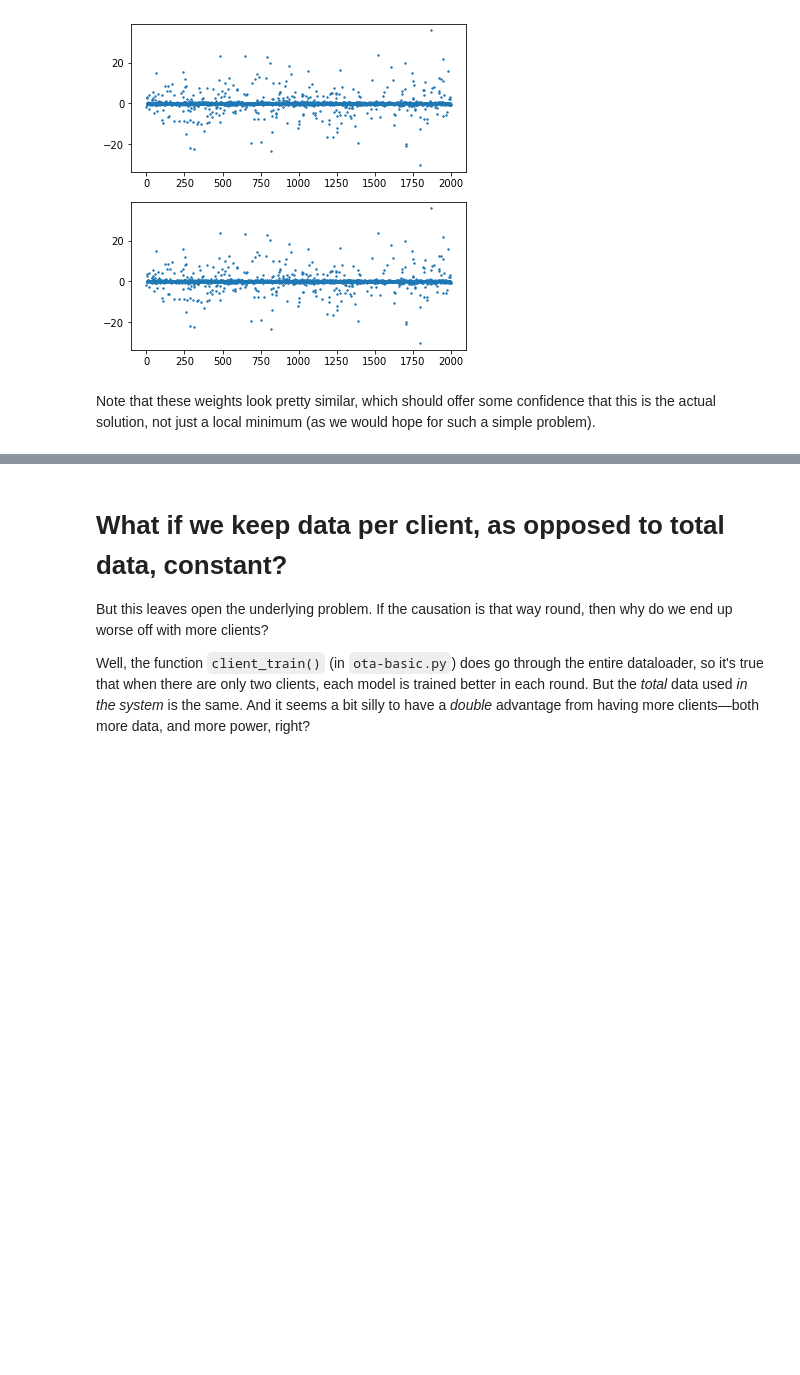
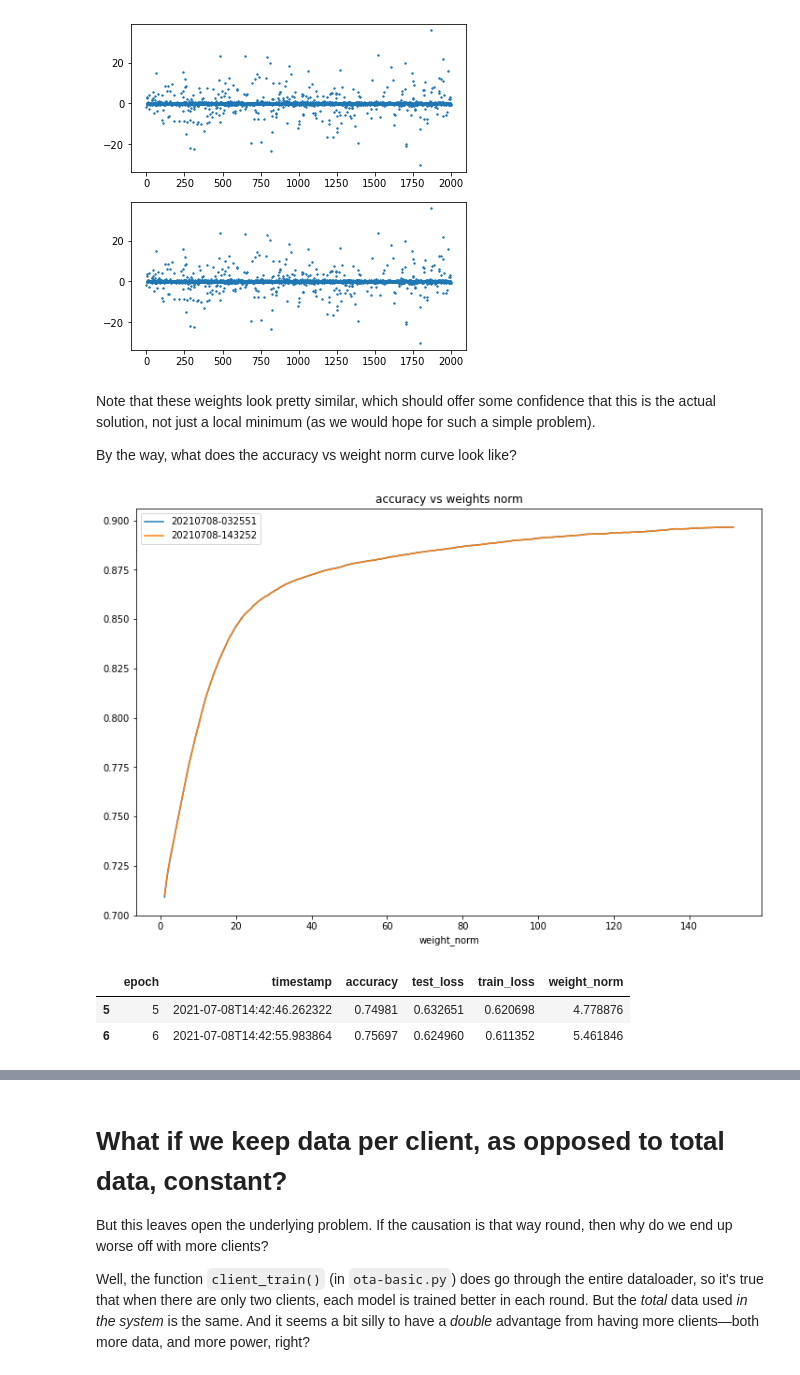
Before and after one commit to czlee/kyanite, a Jupyter notebook: ota-basic.ipynb, the cells around one changed output, grey strips where cells are left out. Cells and saved outputs as stored; diff of their text form; code cells hidden in the pictures; blank space fills up the shorter version.

```diff
--- a/ota-basic.ipynb
+++ b/ota-basic.ipynb
@@ -300,3 +300,21 @@ bias [0.0012344463029876351]
 [figure]
 # %% [markdown]
 Note that these weights look pretty similar, which should offer some confidence that this is the actual solution, not just a local minimum (as we would hope for such a simple problem).
+
+By the way, what does the accuracy vs weight norm curve look like?
+# %%
+fig, ax = plt.subplots(figsize=(12, 8))
+for directory in vanilla_location.iterdir():
+    args = get_args(directory)
+    training = pd.read_csv(directory / "training.csv")
+    model_params = get_model_params(directory)
+    training["weight_norm"] = model_params["weight_norm"]
+    training.plot(ax=ax, x="weight_norm", y="accuracy", title="accuracy vs weights norm", label=directory.name)
+# %% [output]
+[figure, added]
+# %%
+training.loc[5:6]
+# %% [output]
+|  | epoch | timestamp | accuracy | test_loss | train_loss | weight_norm |
+| 5 | 5 | 2021-07-08T14:42:46.262322 | 0.74981 | 0.632651 | 0.620698 | 4.778876 |
+| 6 | 6 | 2021-07-08T14:42:55.983864 | 0.75697 | 0.624960 | 0.611352 | 5.461846 |
```
Also changed, not shown: parts of 13 cells of this notebook.
